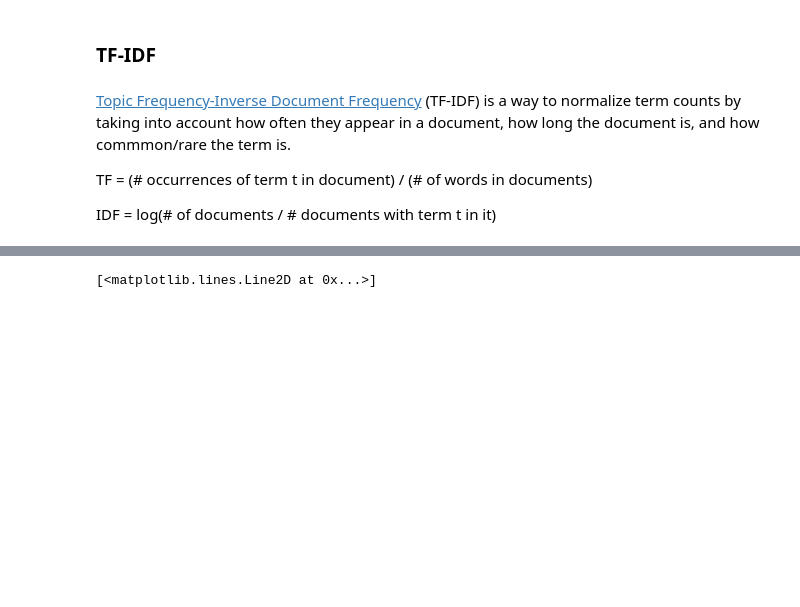
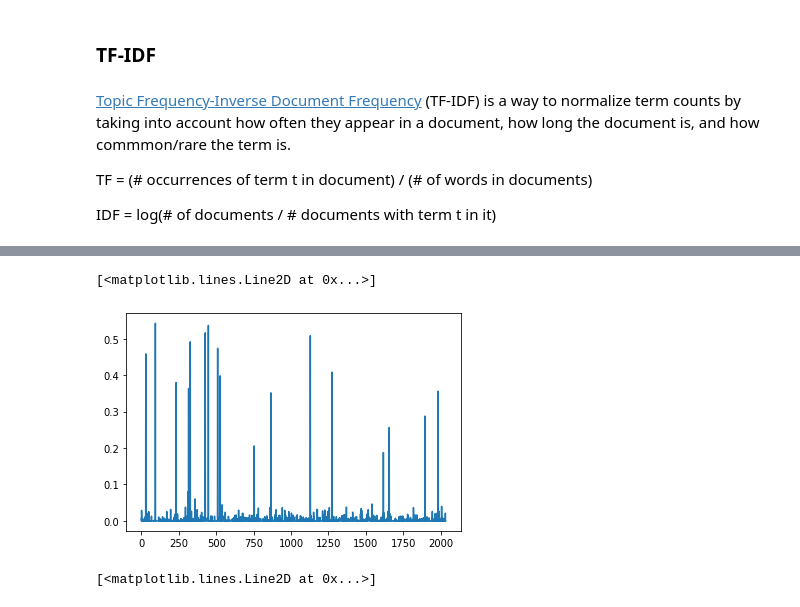
Before and after one commit to sydneygentile20/MATH578F22CSULB, a Jupyter notebook: Lectures/Lec03_NMF_SVD.ipynb, the cells around one changed output, grey strips where cells are left out. Cells and saved outputs as stored; diff of their text form; code cells hidden in the pictures; blank space fills up the shorter version.

```diff
--- a/Lectures/Lec03_NMF_SVD.ipynb
+++ b/Lectures/Lec03_NMF_SVD.ipynb
@@ -318,3 +351,8 @@ show_topics(H1)
+# %%
+plt.plot(W1[:,3])
+# %% [output]
+[<matplotlib.lines.Line2D at 0x...>]
+[figure, added]
 # %%
 plt.plot(clf.components_[0])
 # %% [output]
```
Also changed, not shown: parts of 18 cells of this notebook, 3 other files.
